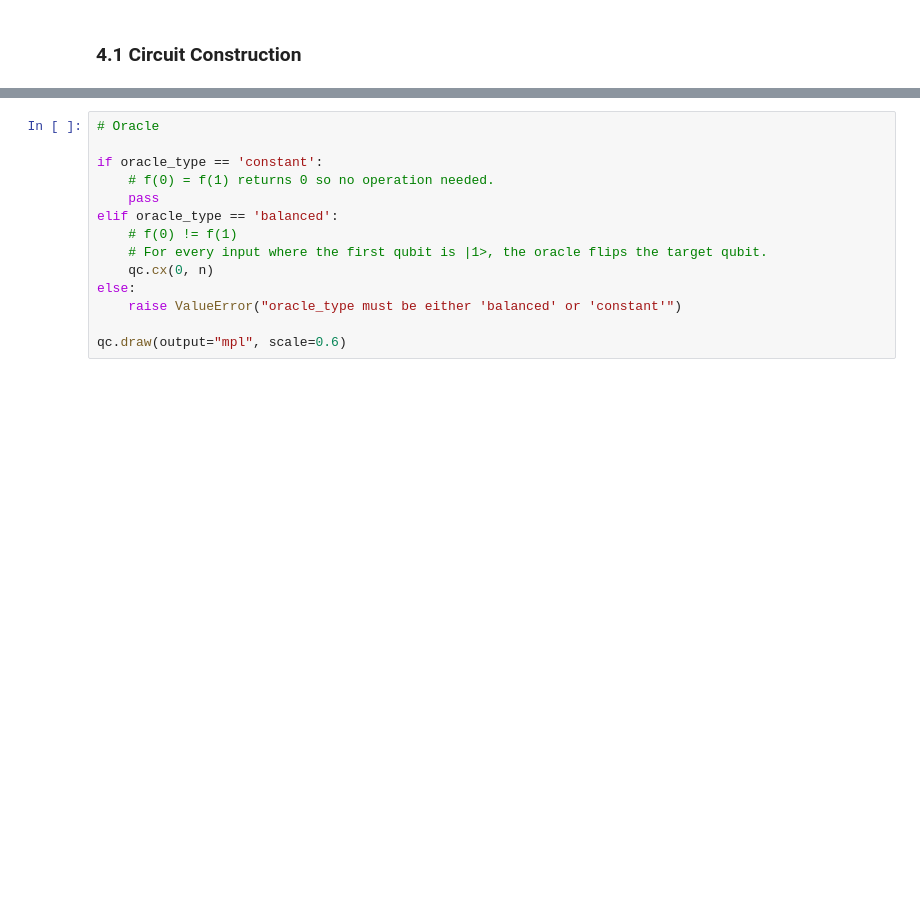
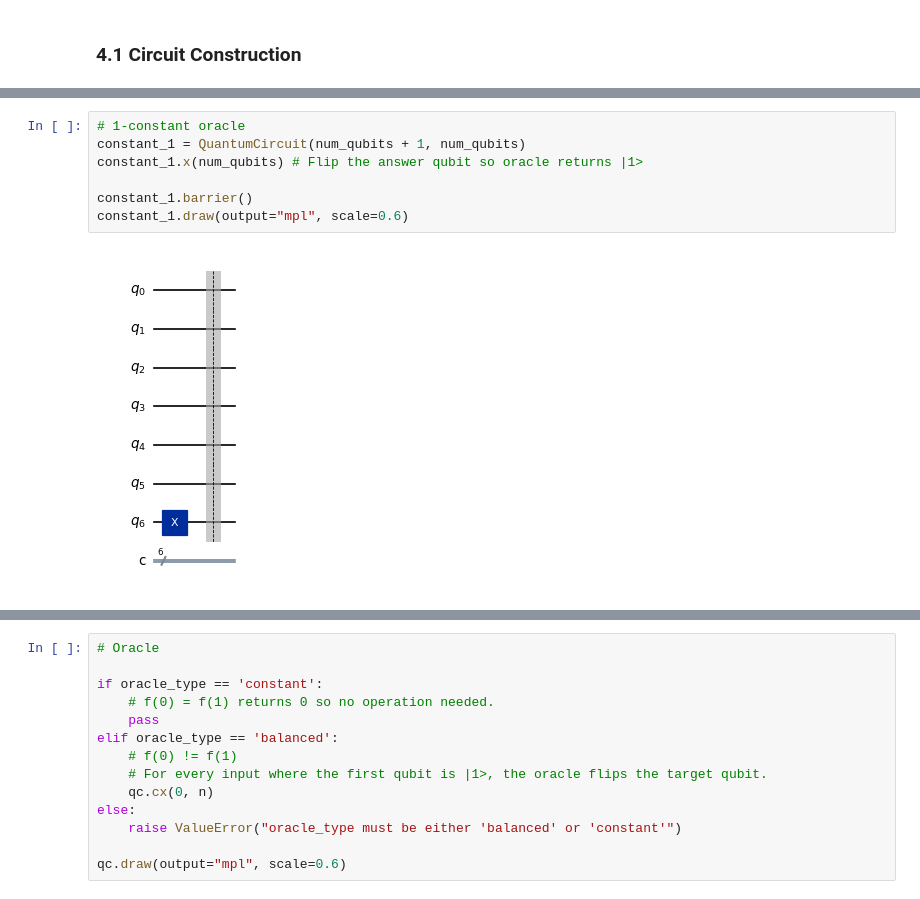
Before and after one commit to matttavares9/CSCI4961_labs_projects, a Jupyter notebook: Modules/Algorithms/Deutschs/deutschs.ipynb, the cells around one changed output, grey strips where cells are left out. Cells and saved outputs as stored; diff of their text form; blank space fills up the shorter version.

```diff
--- a/Modules/Algorithms/Deutschs/deutschs.ipynb
+++ b/Modules/Algorithms/Deutschs/deutschs.ipynb
@@ -166,0 +167,9 @@ qc.draw(output="mpl", scale=0.6)
+# %%
+# 1-constant oracle
+constant_1 = QuantumCircuit(num_qubits + 1, num_qubits)
+constant_1.x(num_qubits) # Flip the answer qubit so oracle returns |1>
+
+constant_1.barrier()
+constant_1.draw(output="mpl", scale=0.6)
+# %% [output]
+[figure, added]
```
Also changed, not shown: parts of 4 cells of this notebook.
